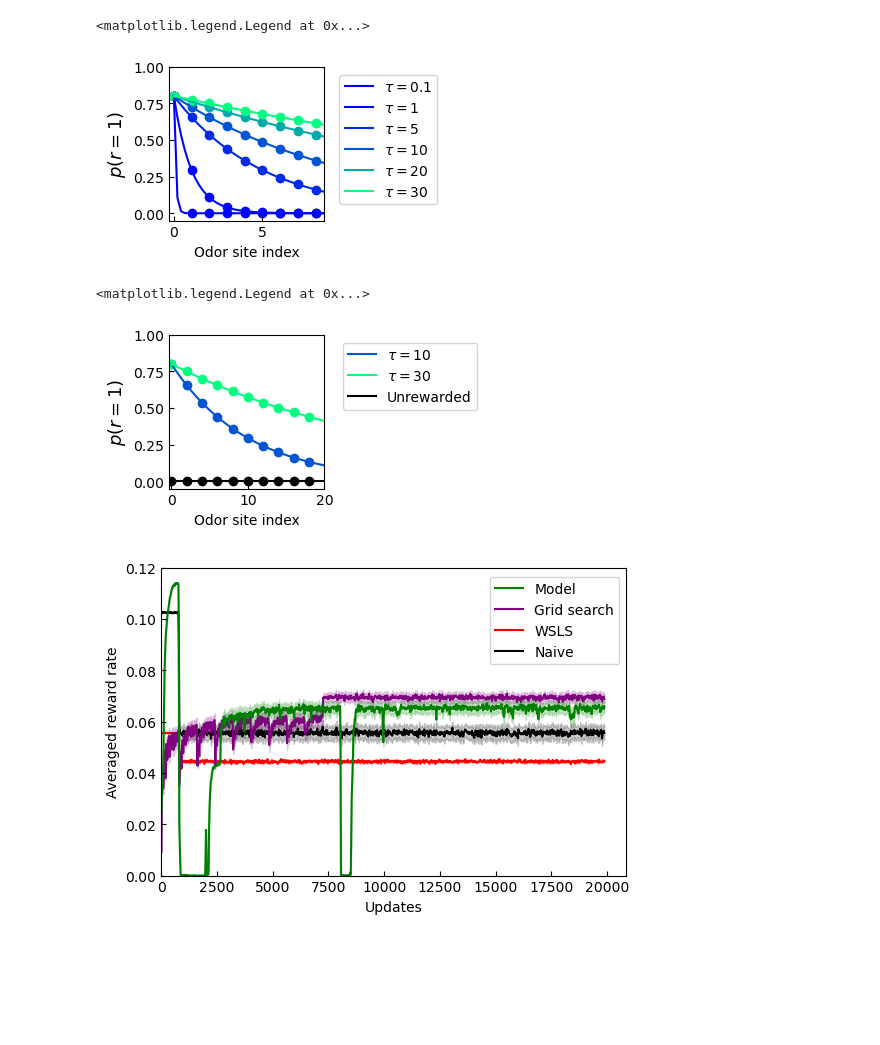
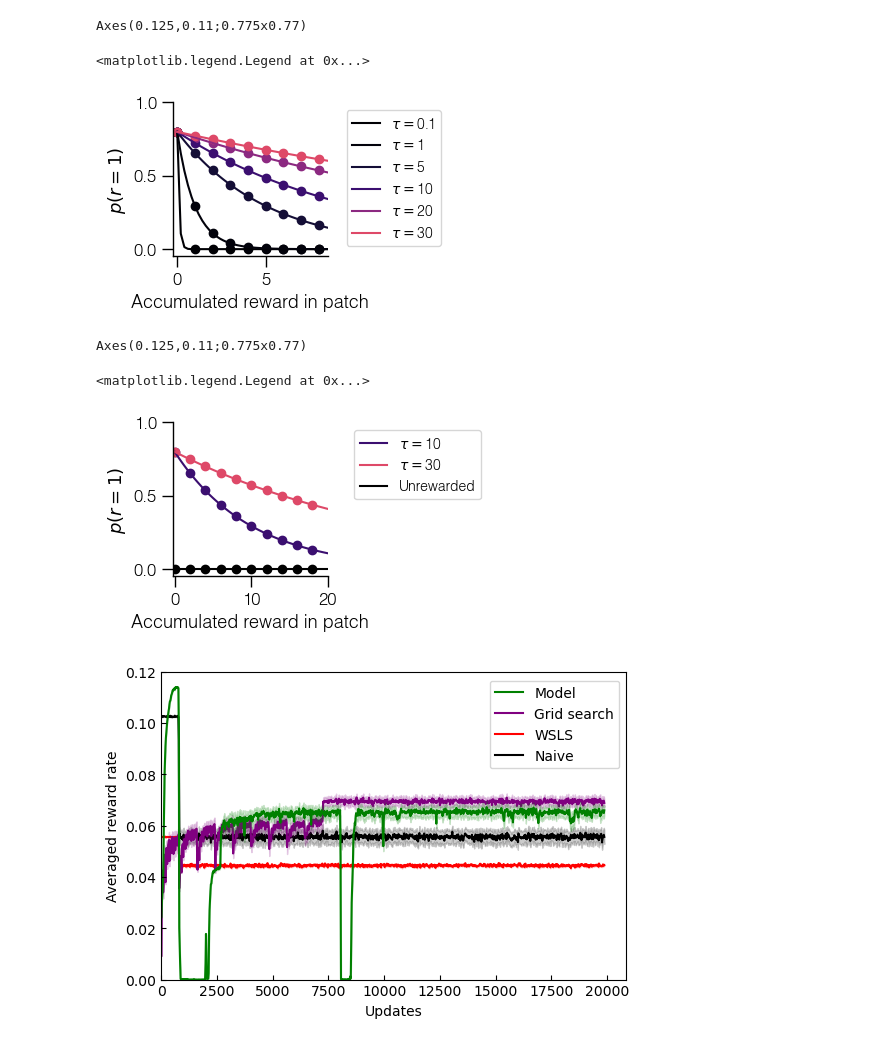
Before and after one commit to davidgbe/favorably_connected, a Jupyter notebook: code/notebooks/learning_baseline_exp_stoch_rewards.ipynb, the cells around one changed output. Saved outputs shown, nothing was run; the diff lists cells and outputs as text; code cells hidden in the pictures; blank space fills up the shorter version.

```diff
--- a/code/notebooks/learning_baseline_exp_stoch_rewards.ipynb
+++ b/code/notebooks/learning_baseline_exp_stoch_rewards.ipynb
@@ -1,11 +1,20 @@
 # %%
+if __name__ == '__main__':
+    import sys
+    import os
+    from pathlib import Path
+    curr_file_path = Path(os.path.abspath(''))
+    sys.path.append(str(curr_file_path.parent))
+
 import numpy as np
 import glob2 as glob
-import os
 import matplotlib as mpl
 import matplotlib.pyplot as plt
+from aux_funcs import format_plot
 
 AVERAGING_SIZE = 20
+
+plt.rcParams['font.family'] = 'Helvetica Light'
 # %%
 def load_data(data_path, averaging_size=AVERAGING_SIZE):
     file_names = glob.glob(data_path)
@@ -21,34 +30,34 @@ def load_data(data_path, averaging_size=AVERAGING_SIZE):
 # %%
 scale = 0.5
 fig, axs = plt.subplots(1, 1, figsize=(4 * scale, 4 * scale))
-axs.tick_params(axis='both', direction='in')
 
-cmap = mpl.colormaps['winter']
+cmap = mpl.colormaps['magma']
 
 s = np.arange(0, 20)
 x = np.linspace(0, 20, 100)
 a = 0.8
 
 for i, reward_param in enumerate([0.1, 1, 5, 10, 20, 30]):
     pr_disc = a * np.exp(-s/reward_param)
     pr_cont = a * np.exp(-x/reward_param)
-    axs.plot(x, pr_cont, label=r'$\tau = $' + f'{reward_param}', c=cmap(reward_param / 30))
-    axs.scatter(s, pr_disc, c=cmap(reward_param / 30))
+    axs.plot(x, pr_cont, label=r'$\tau = $' + f'{reward_param}', c=cmap(reward_param / 50))
+    axs.scatter(s, pr_disc, c=cmap(reward_param / 50))
 
 axs.set_ylabel(r'$p(r=1)$', fontsize=13)
-axs.set_xlabel('Odor site index')
+axs.set_xlabel('Accumulated reward in patch')
 axs.set_xlim(-0.25, 8.5)
 axs.set_ylim(-0.05, 1)
+format_plot(axs)
 fig.legend(bbox_to_anchor=(1.5, 0.875))
 # %% [output]
-<matplotlib.legend.Legend at 0x...>
+Axes(0.125,0.11;0.775x0.77)
+<matplotlib.legend.Legend at 0x...>
-[figure, old version]
+[figure, new version]
 # %%
 scale = 0.5
 fig, axs = plt.subplots(1, 1, figsize=(4 * scale, 4 * scale))
-axs.tick_params(axis='both', direction='in')
 
-cmap = mpl.colormaps['winter']
+cmap = mpl.colormaps['magma']
 
 s = np.arange(0, 20, 2)
 x = np.linspace(0, 20, 100)
@@ -57,20 +66,22 @@ a = 0.8
 for i, reward_param in enumerate([10, 30]):
     pr_disc = a * np.exp(-s/reward_param)
     pr_cont = a * np.exp(-x/reward_param)
-    axs.plot(x, pr_cont, label=r'$\tau = $' + f'{reward_param}', c=cmap(reward_param / 30))
-    axs.scatter(s, pr_disc, c=cmap(reward_param / 30))
+    axs.plot(x, pr_cont, label=r'$\tau = $' + f'{reward_param}', c=cmap(reward_param / 50))
+    axs.scatter(s, pr_disc, c=cmap(reward_param / 50))
 
 axs.plot(x, [0] * len(x), c='black', label='Unrewarded')
 axs.scatter(s, [0] * len(s), c='black')
 
 axs.set_ylabel(r'$p(r=1)$', fontsize=13)
-axs.set_xlabel('Odor site index')
+axs.set_xlabel('Accumulated reward in patch')
 axs.set_xlim(-0.25, 20)
 axs.set_ylim(-0.05, 1)
+format_plot(axs)
 fig.legend(bbox_to_anchor=(1.7, 0.875))
 # %% [output]
-<matplotlib.legend.Legend at 0x...>
+Axes(0.125,0.11;0.775x0.77)
+<matplotlib.legend.Legend at 0x...>
-[figure, old version]
+[figure, new version]
 # %%
 data_dir = '../data/rl_agent_outputs/det_reward_to_stoch_long_trials_max_reward_decay_30_2024-08-29_17_06_50_928811/reward_rates'
 reduced_data = load_data(os.path.join(data_dir, '*.npy'))
```
Also changed, not shown: parts of 3 cells of this notebook, 6 other files.
